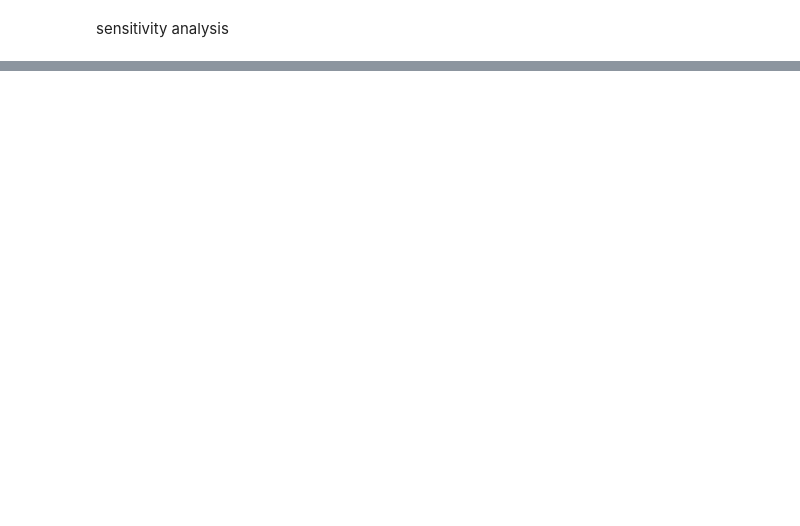
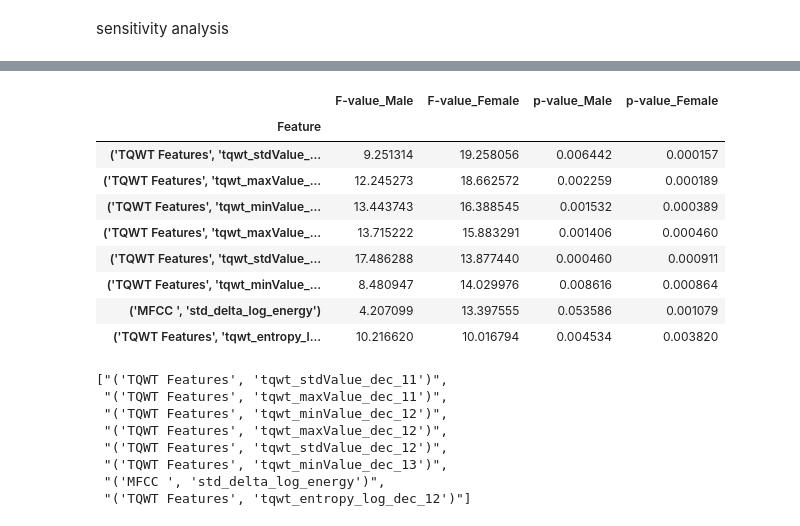
Before and after one commit to Selethe/MSB1015-Scientific-Programming-Project, a Jupyter notebook: Classification.ipynb, the cells around one changed output, grey strips where cells are left out. Drawn from its saved outputs; the diff is of its cells as text; code cells hidden in the pictures; blank space fills up the shorter version.

```diff
--- a/Classification.ipynb
+++ b/Classification.ipynb
@@ -587,0 +456,51 @@ plot_feature_distributions(combined_df, top_features, pd_column=('Info','class')
+# %%
+test = anova_results[anova_results['p-value']<0.06]
+
+# Assuming 'test' is your original DataFrame
+new_df_list = []
+
+for feature in test['Feature'].unique():
+    feature_data = test[test['Feature'] == feature]
+
+    if len(feature_data) == 2:
+        male_data = feature_data[feature_data['Gender'] == 'Male']
+        female_data = feature_data[feature_data['Gender'] == 'Female']
+
+        new_row = {
+            'Feature': feature,
+            'F-value_Male': male_data['F-value'].values[0],
+            'F-value_Female': female_data['F-value'].values[0],
+            'p-value_Male': male_data['p-value'].values[0],
+            'p-value_Female': female_data['p-value'].values[0]
+        }
+
+        new_df_list.append(new_row)
+
+# Create the new DataFrame from the list of dictionaries
+new_df = pd.DataFrame(new_df_list)
+
+# Set 'Feature' as the index
+new_df.set_index('Feature', inplace=True)
+
+# Display the new DataFrame
+display(new_df)
+list(new_df.index)
+# %% [output]
+|  | F-value_Male | F-value_Female | p-value_Male | p-value_Female |
+| Feature |  |  |  |  |
+| ('TQWT Features', 'tqwt_stdValue_... | 9.251314 | 19.258056 | 0.006442 | 0.000157 |
+| ('TQWT Features', 'tqwt_maxValue_... | 12.245273 | 18.662572 | 0.002259 | 0.000189 |
+| ('TQWT Features', 'tqwt_minValue_... | 13.443743 | 16.388545 | 0.001532 | 0.000389 |
+| ('TQWT Features', 'tqwt_maxValue_... | 13.715222 | 15.883291 | 0.001406 | 0.000460 |
+| ('TQWT Features', 'tqwt_stdValue_... | 17.486288 | 13.877440 | 0.000460 | 0.000911 |
+| ('TQWT Features', 'tqwt_minValue_... | 8.480947 | 14.029976 | 0.008616 | 0.000864 |
+| ('MFCC ', 'std_delta_log_energy') | 4.207099 | 13.397555 | 0.053586 | 0.001079 |
+| ('TQWT Features', 'tqwt_entropy_l... | 10.216620 | 10.016794 | 0.004534 | 0.003820 |
+["('TQWT Features', 'tqwt_stdValue_dec_11')",
+ "('TQWT Features', 'tqwt_maxValue_dec_11')",
+ "('TQWT Features', 'tqwt_minValue_dec_12')",
+ "('TQWT Features', 'tqwt_maxValue_dec_12')",
+ "('TQWT Features', 'tqwt_stdValue_dec_12')",
+ "('TQWT Features', 'tqwt_minValue_dec_13')",
+ "('MFCC ', 'std_delta_log_energy')",
+ "('TQWT Features', 'tqwt_entropy_log_dec_12')"]
```
Also changed, not shown: parts of 10 cells of this notebook, 4 other files.
